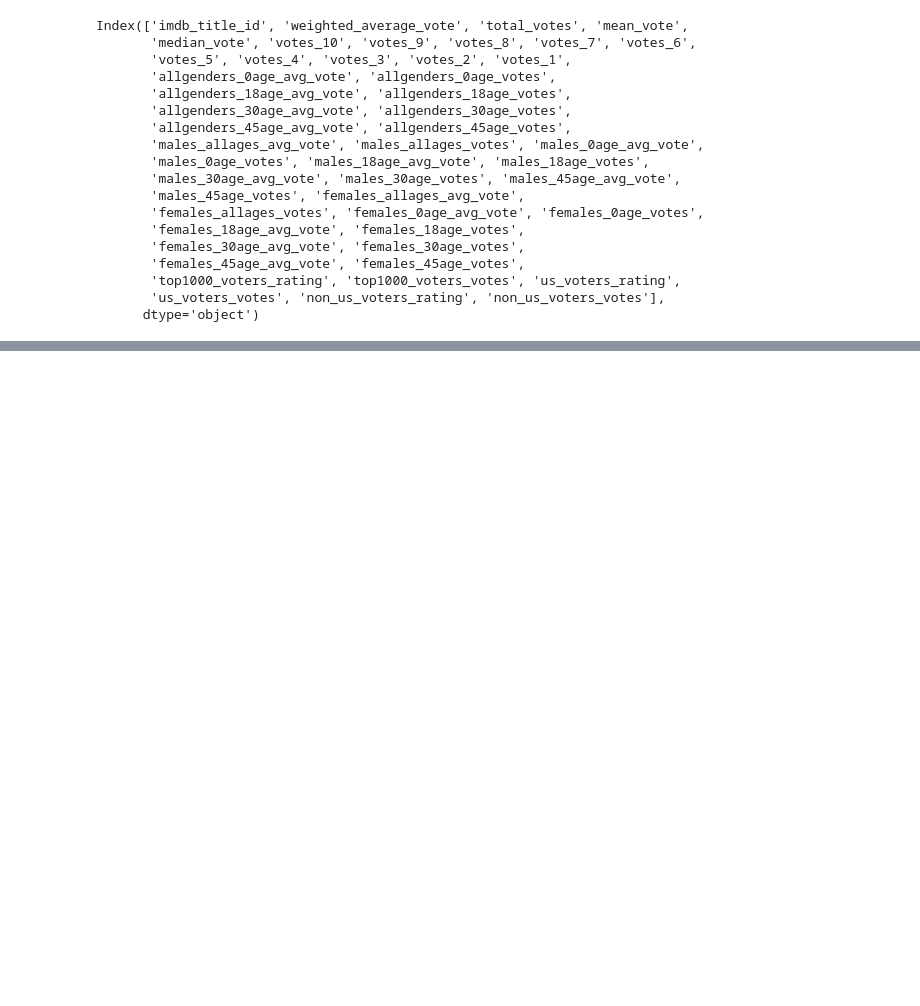
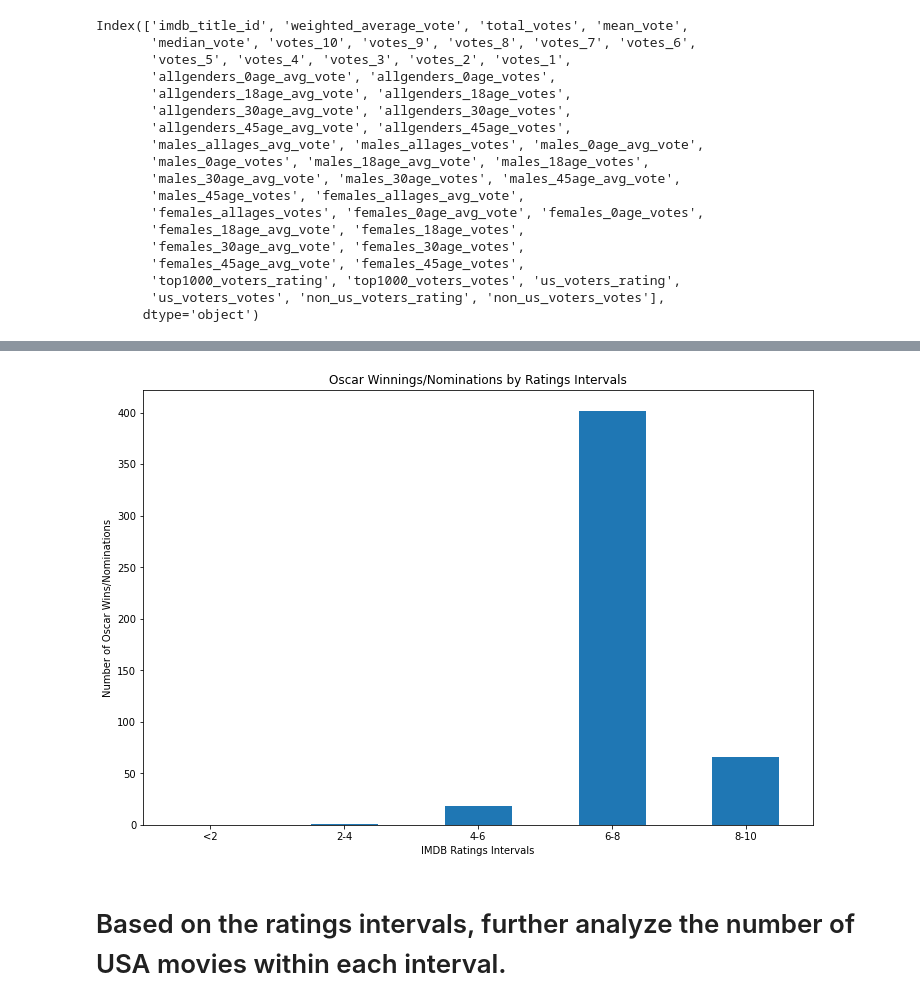
Before and after one commit to Analysis-by-Film-Addicts/Movie-Industry-Segmentation-Analysis, a Jupyter notebook: movie_data_analysis.ipynb, the cells around one changed output, grey strips where cells are left out. Saved outputs shown, nothing was run; the diff lists cells and outputs as text; code cells hidden in the pictures; blank space fills up the shorter version.

```diff
--- a/movie_data_analysis.ipynb
+++ b/movie_data_analysis.ipynb
@@ -357,0 +427,10 @@ Index(['original_title', 'year', 'date_published', 'director', 'actors',
+# %%
+# In the previously merged movies&ratings data frame, also reformat the movie titles to keep ONLY the letters and numbers, eliminate whitespaces and other symbols.
+merged_df_copy = merged_df
+for i, row in merged_df_copy.iterrows():
+    titlename = re.sub('[\W_]+', '', row['title'])
+    merged_df_copy.at[i,'title_formatted'] = titlename
+
+merged_df_copy
+
+merged_df_copy.columns
@@ -357,0 +451,4 @@ Index(['original_title', 'year', 'date_published', 'director', 'actors',
+# %%
+# Drop the unnecessary columns to obtain a list with ONLY the movie names and ratings.
+movies_list = merged_df_copy[['year','title', 'title_formatted', 'weighted_average_vote']]
+movies_list
@@ -357,0 +470,8 @@ Index(['original_title', 'year', 'date_published', 'director', 'actors',
+# %%
+# Merge the movies_list with oscar_films_df on 'title_formatted'. In this merged data frame, we should be able to see all movie data plus the indication of which movies have won or been nominated in Oscar.
+award_list = pd.merge(movies_list, oscar_films_df, how='left', on=['title_formatted','year'])
+
+# Fill the non-winning/non-nominated movies with 'False'
+award_list['oscar_win/nominated'] = award_list['oscar_win/nominated'].fillna(False)
+award_list = award_list.drop(columns=['film'])
+award_list
@@ -357,0 +528,27 @@ Index(['original_title', 'year', 'date_published', 'director', 'actors',
+# %%
+# Plot a bar chart to plot the relationship between the USA movies percentages by ratings intervals
+
+# Set x-axis and y-axis for USA movies by ratings intervals
+rating_intervals = np.arange(len(ratings_group_name))
+oscar_count_by_interval = oscar_count.tolist()
+
+# Set up the graph size and tick labels
+plt.subplots(figsize=(12,8))
+interval_names = ratings_group_name
+xtick_location = [value for value in rating_intervals]
+plt.xticks(xtick_location, interval_names)
+
+# Plot the bar chart and style the chart
+plt.bar(rating_intervals,
+        oscar_count_by_interval,
+        width=0.5,
+        align='center')
+plt.xlim(-0.5, len(rating_intervals)-0.5)
+plt.title('Oscar Winnings/Nominations by Ratings Intervals')
+plt.xlabel('IMDB Ratings Intervals')
+plt.ylabel('Number of Oscar Wins/Nominations')
+plt.show()
+# %% [output]
+[figure, added]
+# %% [markdown]
+# Based on the ratings intervals, further analyze the number of USA movies within each interval.
```
Also changed, not shown: parts of 75 cells of this notebook, 3 other files.
